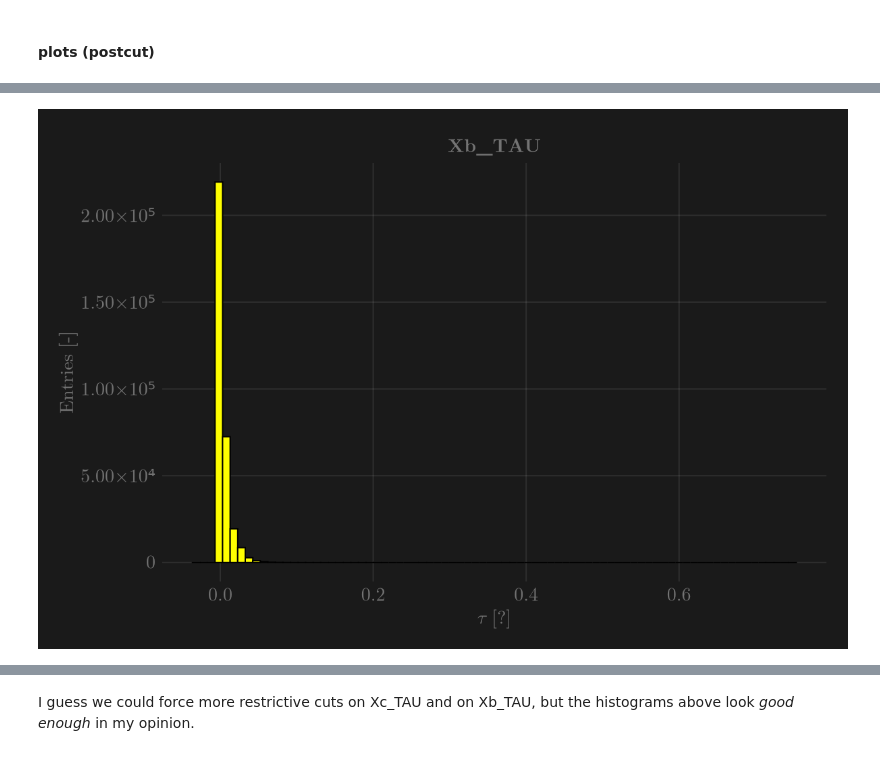
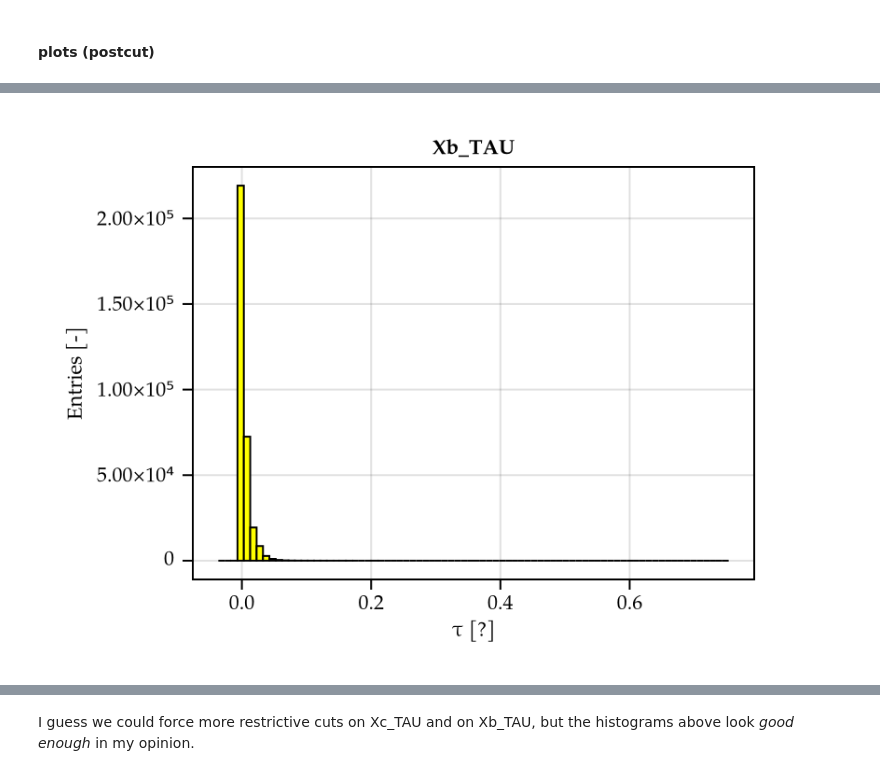
Before and after one commit to Arateniz/Project-MIDAS, a Jupyter notebook: decisiontreeclassifier.ipynb, the cells around one changed output, grey strips where cells are left out. Drawn from its saved outputs; the diff is of its cells as text; code cells hidden in the pictures.

```diff
--- a/decisiontreeclassifier.ipynb
+++ b/decisiontreeclassifier.ipynb
@@ -9,0 +28,10 @@ CairoMakie.activate!()
+# %%
+## uncomment below if the other theme breaks
+# set_theme!(merge(theme_dark(), theme_latexfonts()) )
+
+## comment this theme if something breaks
+set_texfont_family!(FontFamily("TeXGyrePagella"))
+set_theme!(Theme(
+    fonts = (; regular = "TeX Gyre Pagella", bold = "TeX Gyre Pagella Bold"),
+    fontsize = 11,
+))
@@ -52,2 +127,0 @@ df_exp = LazyTree(f_exp, "mytree", ["Xb_M", "Xc_M", "Xb_TAU", "Xc_TAU"]) |> Data
-# %%
-set_theme!(merge(theme_dark(), theme_latexfonts()) )
@@ -283,12 +307,12 @@ plot_hist(
 # %%
 plot_hist(
     df_exp_cut.Xb_TAU,
     "figures/exp_Xb_TAU",
     title = "Xb_TAU",
-    xlabel = L"$τ$ [?]"
+    xlabel = L"$\tau$ [?]"
 )
 # %% [output]
-[figure, old version]
+[figure, new version]
 # %%
 plot_hist(
     df_exp_cut.Xb_TAU,
```
Also changed, not shown: parts of 31 cells of this notebook, 1 other file.
